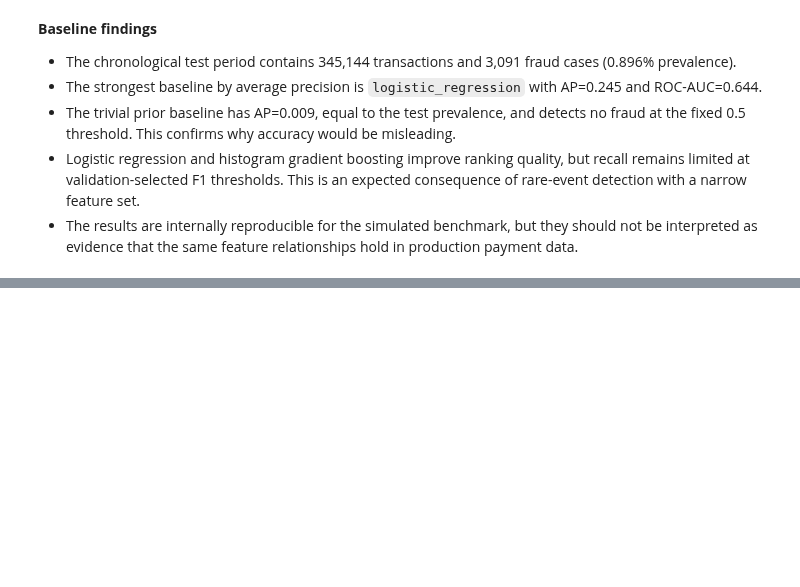
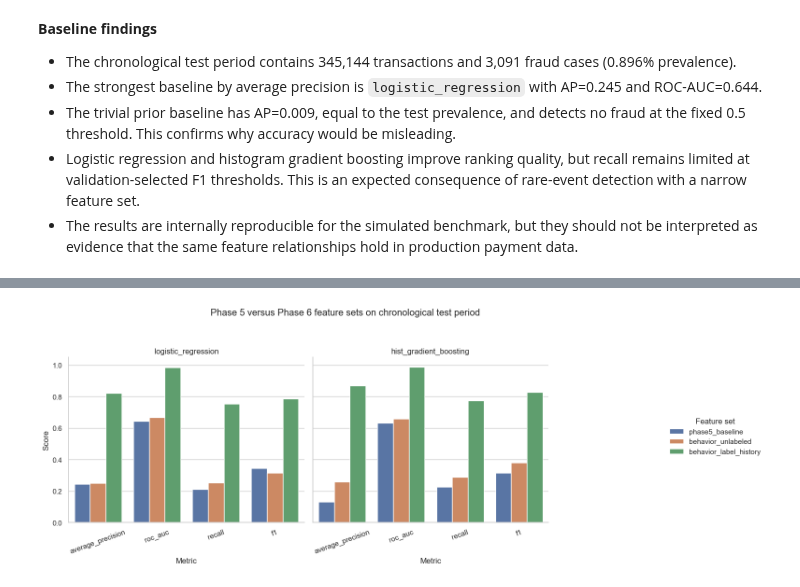
Before and after one commit to PolarScorpion/data-science-in-cyber, a Jupyter notebook: notebooks/main_analysis.ipynb, the cells around one changed output, grey strips where cells are left out. Saved outputs shown, nothing was run; the diff lists cells and outputs as text; code cells hidden in the pictures; blank space fills up the shorter version.

Commit message:
feat: add leakage-safe behavioral features

```diff
--- a/notebooks/main_analysis.ipynb
+++ b/notebooks/main_analysis.ipynb
@@ -1167,0 +1171,9 @@ display(Markdown(
+# %%
+from src.behavioral_modeling import FEATURE_SET_ORDER, run_behavioral_modeling_experiment
+
+behavioral_result = run_behavioral_modeling_experiment(
+    transactions,
+    results_dir=results_dir,
+    random_seed=RANDOM_SEED,
+)
+print('Behavioral feature experiment completed with fixed seed:', RANDOM_SEED)
@@ -1167,0 +1333,35 @@ display(Markdown(
+# %%
+plot_metrics = ['average_precision', 'roc_auc', 'recall', 'f1']
+plot_frame = (
+    behavioral_result.test_metrics[behavioral_result.test_metrics['model'] != 'no_fraud_prior']
+    .melt(id_vars=['feature_set', 'model'], value_vars=plot_metrics, var_name='metric', value_name='value')
+)
+
+grid = sns.catplot(
+    data=plot_frame,
+    kind='bar',
+    x='metric',
+    y='value',
+    hue='feature_set',
+    col='model',
+    errorbar=None,
+    height=5,
+    aspect=1.15,
+)
+grid.set_axis_labels('Metric', 'Score')
+grid.set_titles('{col_name}')
+for ax in grid.axes.flat:
+    ax.set_ylim(0, 1.05)
+    ax.tick_params(axis='x', rotation=20)
+sns.move_legend(
+    grid,
+    'center left',
+    bbox_to_anchor=(1.0, 0.5),
+    title='Feature set',
+)
+grid.fig.suptitle('Phase 5 versus Phase 6 feature sets on chronological test period', y=1.05)
+grid.fig.subplots_adjust(right=0.82, top=0.84)
+save_figure(grid.fig, figures_dir / 'behavioral_model_comparison.png')
+plt.show()
+# %% [output]
+[figure, added]
```
Also changed, not shown: parts of 17 cells of this notebook, 15 other files.
